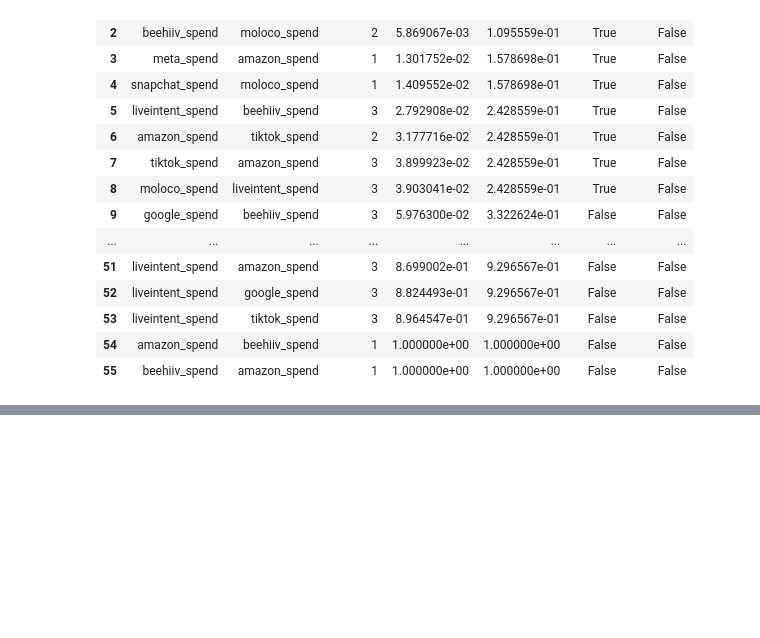
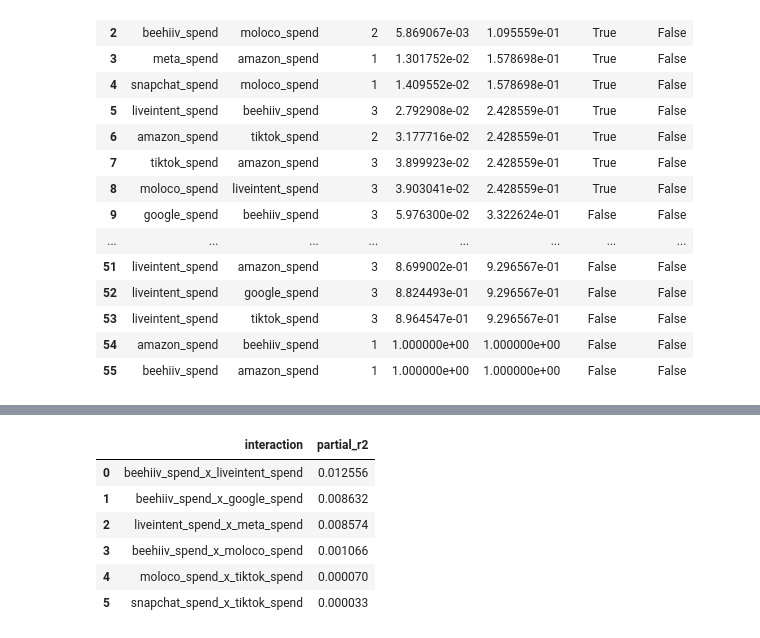
Before and after one commit to pstat197/BlueAlpha3-Synergy-Analysis, a Jupyter notebook: results/interaction_strength_results.ipynb, the cells around one changed output, grey strips where cells are left out. Cells and saved outputs as stored; diff of their text form; code cells hidden in the pictures; blank space fills up the shorter version.

```diff
--- a/results/interaction_strength_results.ipynb
+++ b/results/interaction_strength_results.ipynb
@@ -59,0 +78,10 @@ granger_casuality_summary
+# %%
+partial_r2_results
+# %% [output]
+|  | interaction | partial_r2 |
+| 0 | beehiiv_spend_x_liveintent_spend | 0.012556 |
+| 1 | beehiiv_spend_x_google_spend | 0.008632 |
+| 2 | liveintent_spend_x_meta_spend | 0.008574 |
+| 3 | beehiiv_spend_x_moloco_spend | 0.001066 |
+| 4 | moloco_spend_x_tiktok_spend | 0.000070 |
+| 5 | snapchat_spend_x_tiktok_spend | 0.000033 |
```
Also changed, not shown: parts of 5 cells of this notebook, 1 other file.
